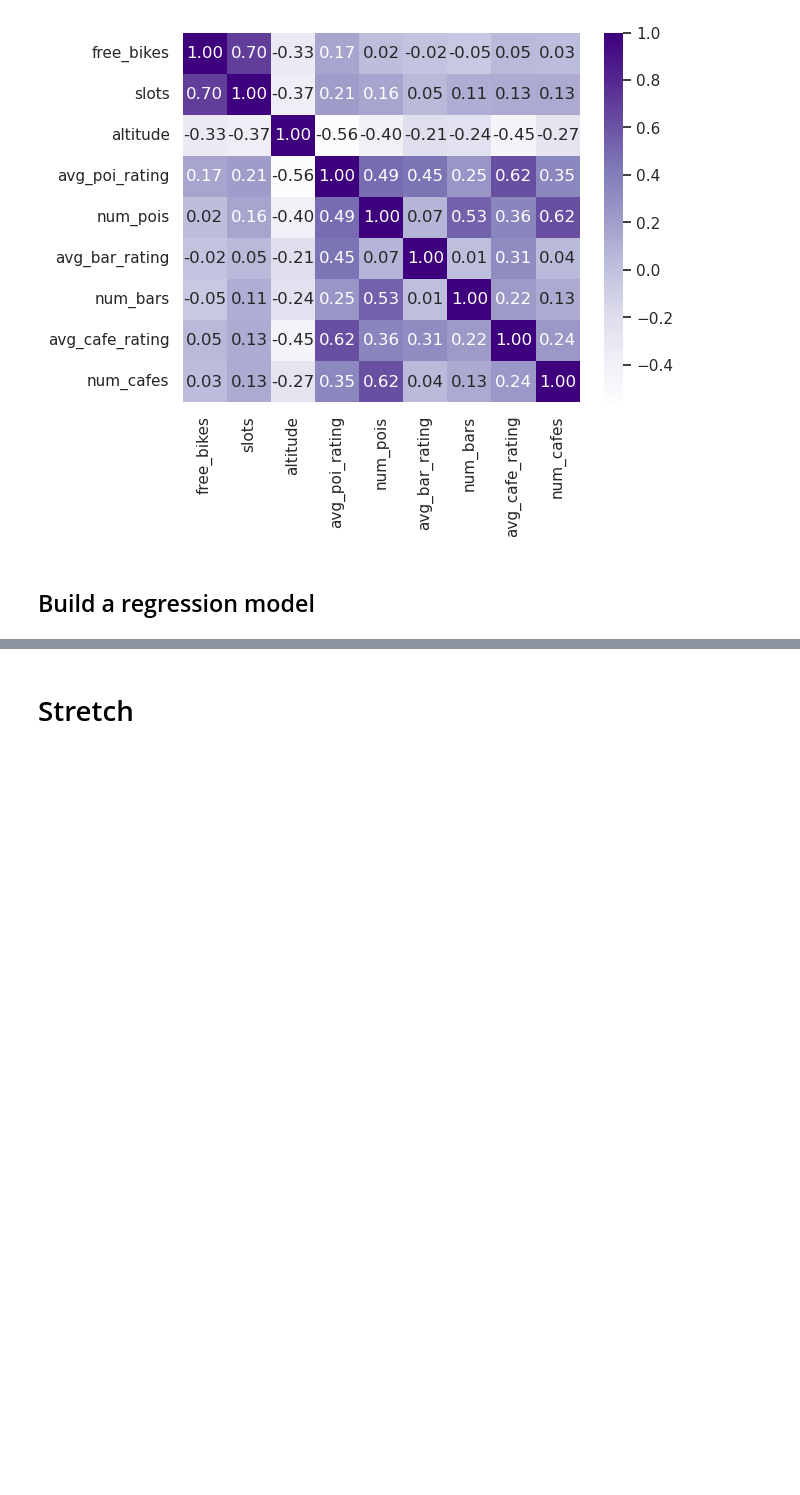
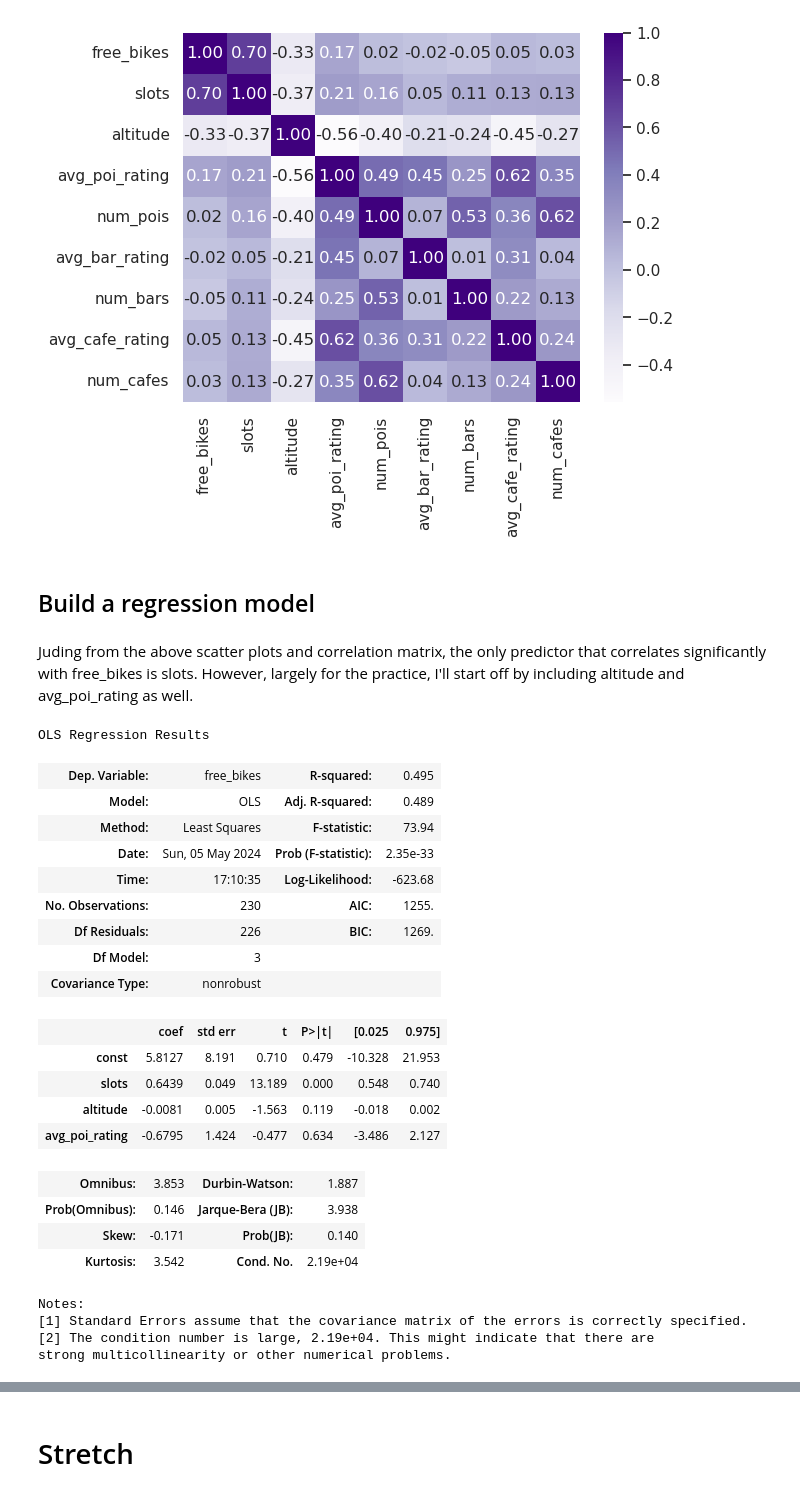
Before and after one commit to harnettd/stat-modelling-with-python, a Jupyter notebook: notebooks/model_building.ipynb, the cells around one changed output, grey strips where cells are left out. Saved outputs shown, nothing was run; the diff lists cells and outputs as text; code cells hidden in the pictures; blank space fills up the shorter version.

```diff
--- a/notebooks/model_building.ipynb
+++ b/notebooks/model_building.ipynb
@@ -46,3 +48,36 @@ plt.savefig(dirname + 'heatmap.png')
 [figure]
 # %% [markdown]
 ## Build a regression model
+# %% [markdown]
+Juding from the above scatter plots and correlation matrix, the only predictor that correlates significantly with free_bikes is slots. However, largely for the practice, I'll start off by including altitude and avg_poi_rating as well.
+# %%
+X = df[['slots', 'altitude', 'avg_poi_rating']]
+y = df['free_bikes']
+X = sm.add_constant(X)
+lin_reg = sm.OLS(y, X)
+model = lin_reg.fit()
+model.summary()
+# %% [output]
+OLS Regression Results
+| Dep. Variable: | free_bikes | R-squared: | 0.495 |
+| Model: | OLS | Adj. R-squared: | 0.489 |
+| Method: | Least Squares | F-statistic: | 73.94 |
+| Date: | Sun, 05 May 2024 | Prob (F-statistic): | 2.35e-33 |
+| Time: | 17:10:35 | Log-Likelihood: | -623.68 |
+| No. Observations: | 230 | AIC: | 1255. |
+| Df Residuals: | 226 | BIC: | 1269. |
+| Df Model: | 3 |  |  |
+| Covariance Type: | nonrobust |  |  |
+|  | coef | std err | t | P>|t| | [0.025 | 0.975] |
+| const | 5.8127 | 8.191 | 0.710 | 0.479 | -10.328 | 21.953 |
+| slots | 0.6439 | 0.049 | 13.189 | 0.000 | 0.548 | 0.740 |
+| altitude | -0.0081 | 0.005 | -1.563 | 0.119 | -0.018 | 0.002 |
+| avg_poi_rating | -0.6795 | 1.424 | -0.477 | 0.634 | -3.486 | 2.127 |
+| Omnibus: | 3.853 | Durbin-Watson: | 1.887 |
+| Prob(Omnibus): | 0.146 | Jarque-Bera (JB): | 3.938 |
+| Skew: | -0.171 | Prob(JB): | 0.140 |
+| Kurtosis: | 3.542 | Cond. No. | 2.19e+04 |
+Notes:
+[1] Standard Errors assume that the covariance matrix of the errors is correctly specified.
+[2] The condition number is large, 2.19e+04. This might indicate that there are
+strong multicollinearity or other numerical problems.
```
Also changed, not shown: parts of 11 cells of this notebook, 3 other files.
